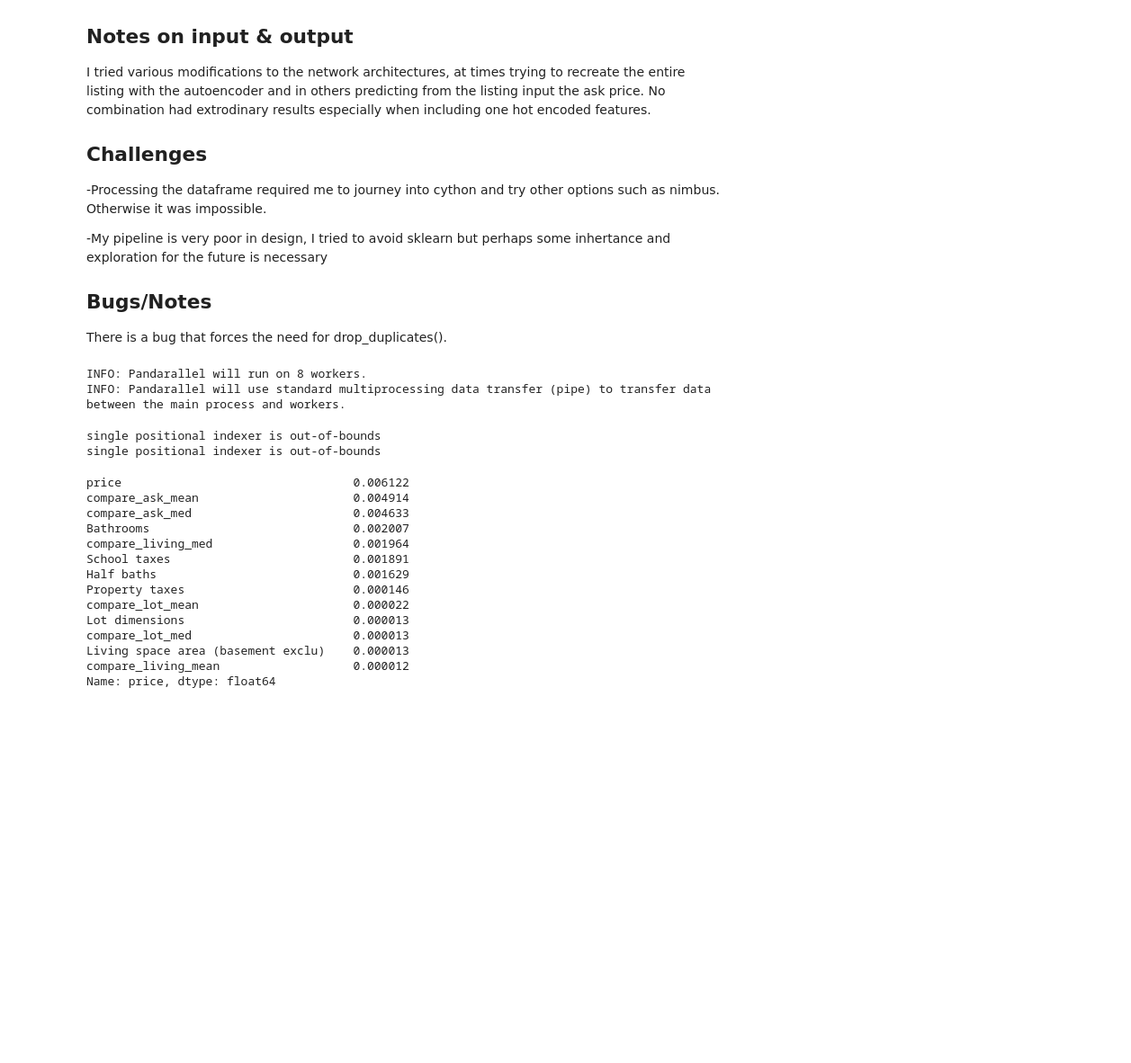
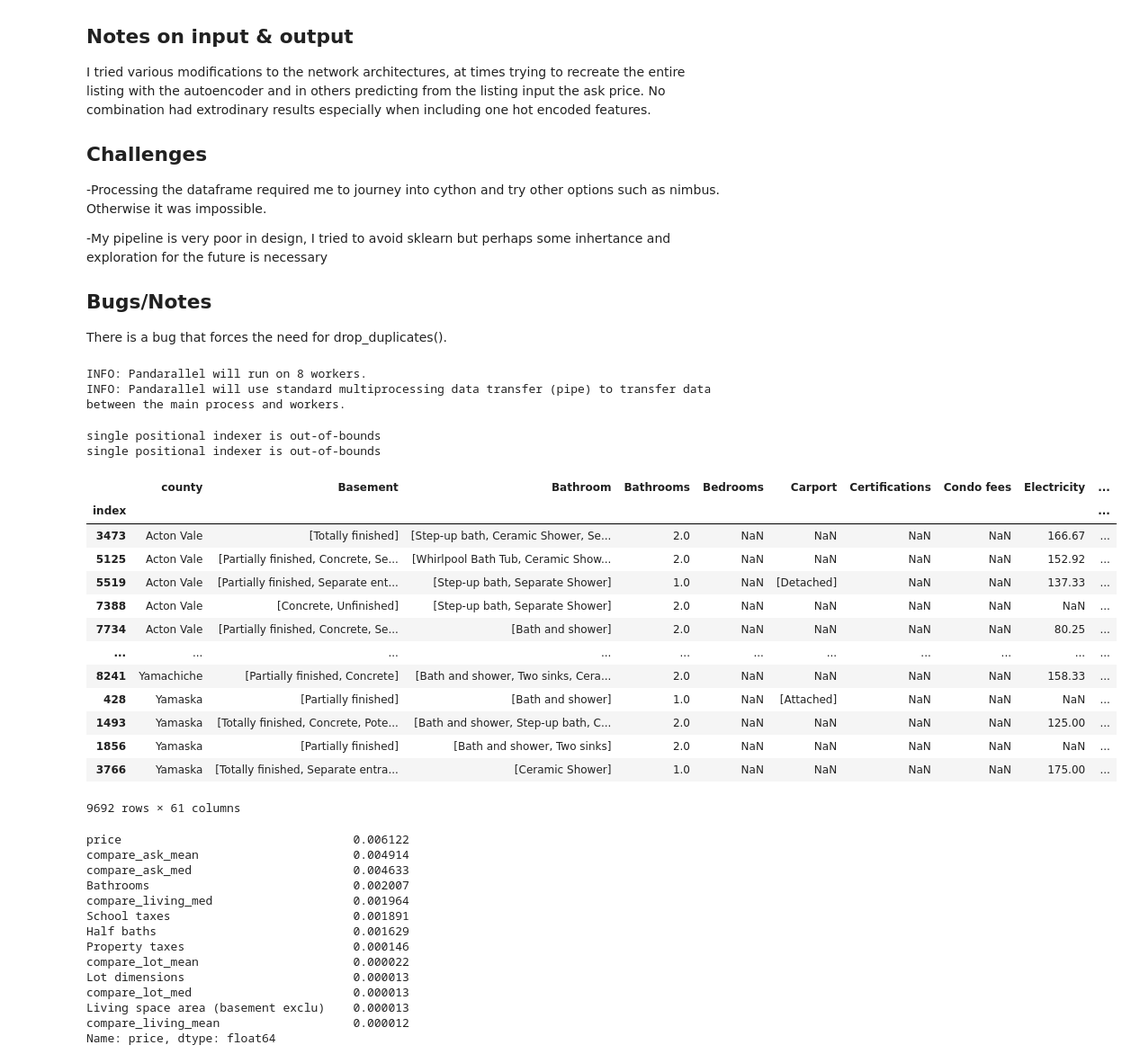
Before and after one commit to thematz1/realestate-fliprenovator, a Jupyter notebook: renovation profit.ipynb, the cells around one changed output. Shown: that part at 90% size. Drawn from its saved outputs; the diff is of its cells as text; code cells hidden in the pictures; blank space fills up the shorter version.

```diff
--- a/renovation profit.ipynb
+++ b/renovation profit.ipynb
@@ -62,6 +62,32 @@ cpdef unpack_list(np.ndarray col):
             else:
                 pd.concat([ev, pd.Series(out)])
     return ev
+# %%
+%%cython
+
+#WIP
+cimport numpy as np
+# from collections cimport defaultdict
+import pandas as pd
+
+cpdef unpack_list(np.ndarray col):
+    cdef int length = col.shape[0]
+
+    cdef int i
+    cdef int q
+
+    ev = None
+    for i in range(length):
+        out = {}
+        cell = col[i]
+        if type(cell) == list:
+            for q in range(len(cell)):
+                out.update({})
+            if ev is None:
+                ev = pd.Series(out)
+            else:
+                pd.concat([ev, pd.Series(out)])
+    return ev
 # %%
 pandarallel.initialize()
 class ProcessData:
@@ -105,7 +131,7 @@ class ProcessData:
                 row['compare_living_med'] = round(comparables['Living space area (basement exclu)'].median(), 2)
                 # add distance to most expensive house
                 try:
-                    row['distance_highest_price'] = frame.iloc[comparables.price.idxmax()]
+                    row['distance_highest_price'] = row.geometry.distance(frame.iloc[comparables.price.idxmax()].geometry)
                 except Exception as e:
                     print(e)
                     row['distance_highest_price'] = None
@@ -266,3 +292,5 @@ single positional indexer is out-of-bounds
 tax = test.unpack_taxes(featured)
 # %%
 centris = test.centris_stats(tax)
+# %%
+electricity = centris.apply(lambda x: x['Electricity']['monthly'] if str(x['Electricity']) != 'nan' else None, axis=1)
@@ -269,3 +299,20 @@ centris = test.centris_stats(tax)
+# %%
+centris
+# %% [output]
+|  | county | Basement | Bathroom | Bathrooms | Bedrooms | Carport | Certifications | Condo fees | Electricity | ... |
+| index |  |  |  |  |  |  |  |  |  | ... |
+| 3473 | Acton Vale | [Totally finished] | [Step-up bath, Ceramic Shower, Se... | 2.0 | NaN | NaN | NaN | NaN | 166.67 | ... |
+| 5125 | Acton Vale | [Partially finished, Concrete, Se... | [Whirlpool Bath Tub, Ceramic Show... | 2.0 | NaN | NaN | NaN | NaN | 152.92 | ... |
+| 5519 | Acton Vale | [Partially finished, Separate ent... | [Step-up bath, Separate Shower] | 1.0 | NaN | [Detached] | NaN | NaN | 137.33 | ... |
+| 7388 | Acton Vale | [Concrete, Unfinished] | [Step-up bath, Separate Shower] | 2.0 | NaN | NaN | NaN | NaN | NaN | ... |
+| 7734 | Acton Vale | [Partially finished, Concrete, Se... | [Bath and shower] | 2.0 | NaN | NaN | NaN | NaN | 80.25 | ... |
+| ... | ... | ... | ... | ... | ... | ... | ... | ... | ... | ... |
+| 8241 | Yamachiche | [Partially finished, Concrete] | [Bath and shower, Two sinks, Cera... | 2.0 | NaN | NaN | NaN | NaN | 158.33 | ... |
+| 428 | Yamaska | [Partially finished] | [Bath and shower] | 1.0 | NaN | [Attached] | NaN | NaN | NaN | ... |
+| 1493 | Yamaska | [Totally finished, Concrete, Pote... | [Bath and shower, Step-up bath, C... | 2.0 | NaN | NaN | NaN | NaN | 125.00 | ... |
+| 1856 | Yamaska | [Partially finished] | [Bath and shower, Two sinks] | 2.0 | NaN | NaN | NaN | NaN | NaN | ... |
+| 3766 | Yamaska | [Totally finished, Separate entra... | [Ceramic Shower] | 1.0 | NaN | NaN | NaN | NaN | 175.00 | ... |
+9692 rows × 61 columns
 # %%
 abc.cov()['price'].sort_values(ascending=False)
 # %% [output]
```
Also changed, not shown: parts of 21 cells of this notebook.
